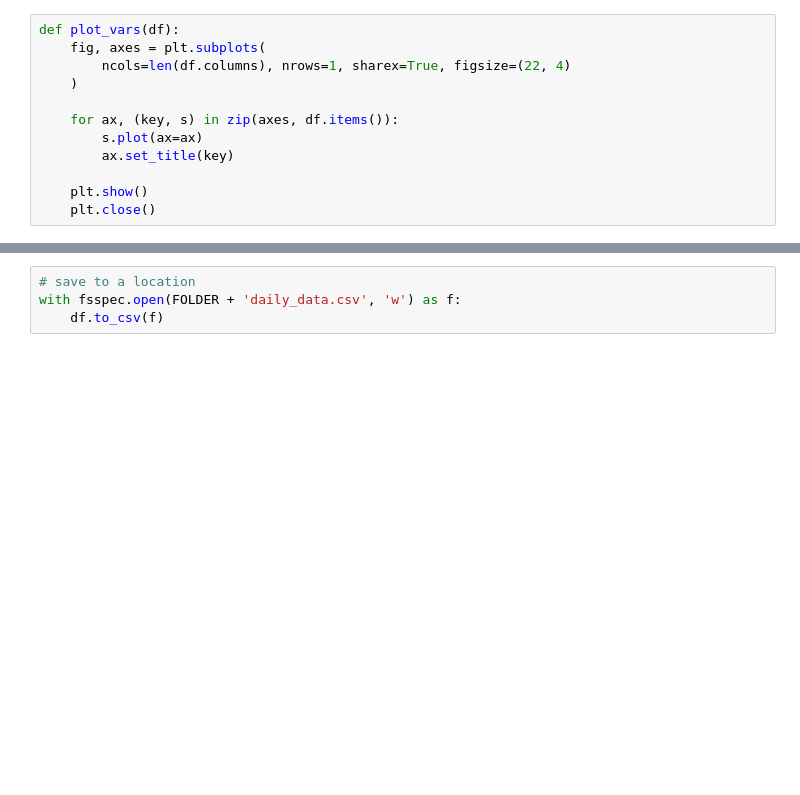
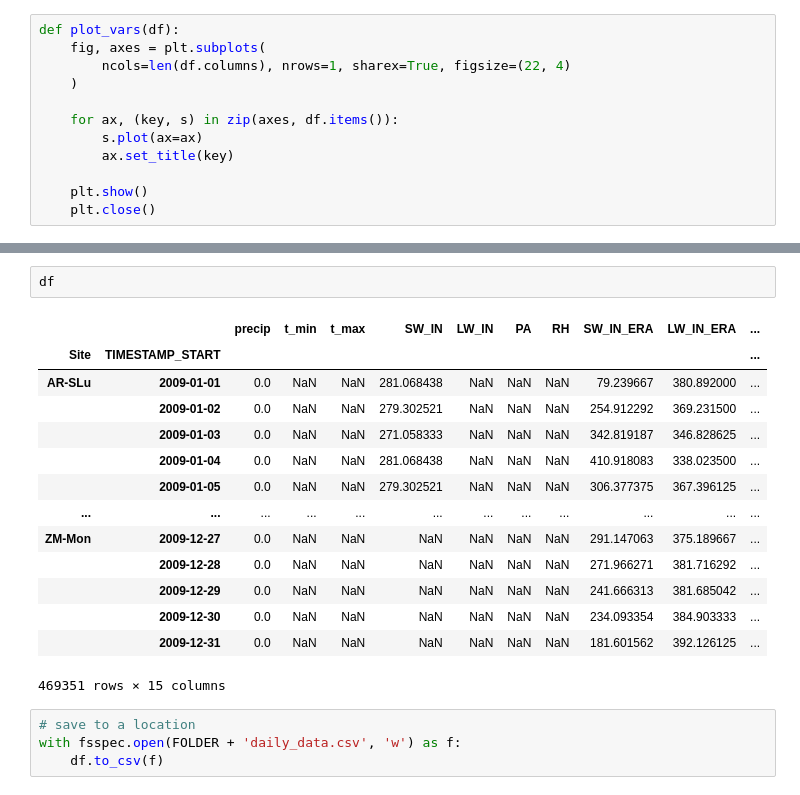
Before and after one commit to jhamman/met-ml, a Jupyter notebook: notebooks/preprocess.ipynb, the cells around one changed output, grey strips where cells are left out. Drawn from its saved outputs; the diff is of its cells as text; blank space fills up the shorter version.

```diff
--- a/notebooks/preprocess.ipynb
+++ b/notebooks/preprocess.ipynb
@@ -194,3 +208,20 @@ labels
+# %%
+df
+# %% [output]
+|  |  | precip | t_min | t_max | SW_IN | LW_IN | PA | RH | SW_IN_ERA | LW_IN_ERA | ... |
+| Site | TIMESTAMP_START |  |  |  |  |  |  |  |  |  | ... |
+| AR-SLu | 2009-01-01 | 0.0 | NaN | NaN | 281.068438 | NaN | NaN | NaN | 79.239667 | 380.892000 | ... |
+|  | 2009-01-02 | 0.0 | NaN | NaN | 279.302521 | NaN | NaN | NaN | 254.912292 | 369.231500 | ... |
+|  | 2009-01-03 | 0.0 | NaN | NaN | 271.058333 | NaN | NaN | NaN | 342.819187 | 346.828625 | ... |
+|  | 2009-01-04 | 0.0 | NaN | NaN | 281.068438 | NaN | NaN | NaN | 410.918083 | 338.023500 | ... |
+|  | 2009-01-05 | 0.0 | NaN | NaN | 279.302521 | NaN | NaN | NaN | 306.377375 | 367.396125 | ... |
+| ... | ... | ... | ... | ... | ... | ... | ... | ... | ... | ... | ... |
+| ZM-Mon | 2009-12-27 | 0.0 | NaN | NaN | NaN | NaN | NaN | NaN | 291.147063 | 375.189667 | ... |
+|  | 2009-12-28 | 0.0 | NaN | NaN | NaN | NaN | NaN | NaN | 271.966271 | 381.716292 | ... |
+|  | 2009-12-29 | 0.0 | NaN | NaN | NaN | NaN | NaN | NaN | 241.666313 | 381.685042 | ... |
+|  | 2009-12-30 | 0.0 | NaN | NaN | NaN | NaN | NaN | NaN | 234.093354 | 384.903333 | ... |
+|  | 2009-12-31 | 0.0 | NaN | NaN | NaN | NaN | NaN | NaN | 181.601562 | 392.126125 | ... |
+469351 rows × 15 columns
 # %%
 # save to a location
 with fsspec.open(FOLDER + 'daily_data.csv', 'w') as f:
```
Also changed, not shown: parts of 10 cells of this notebook, 6 other files.
